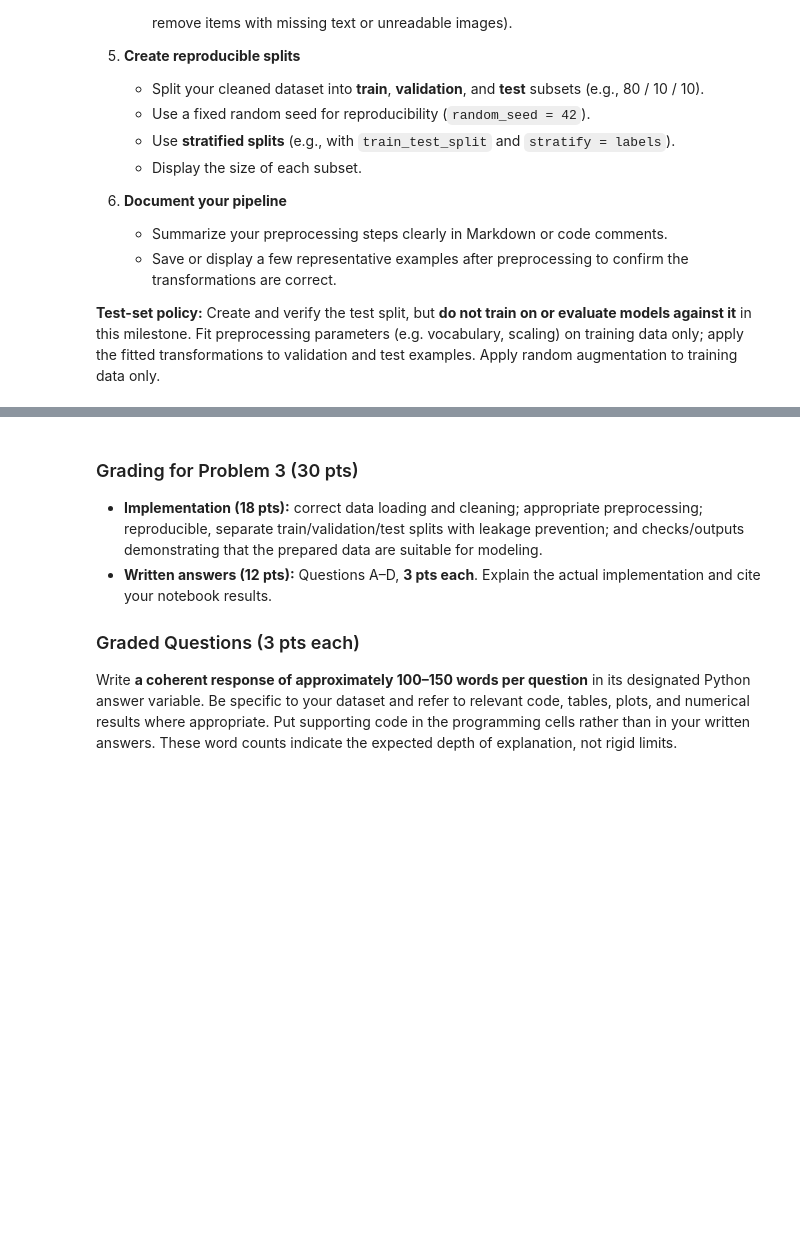
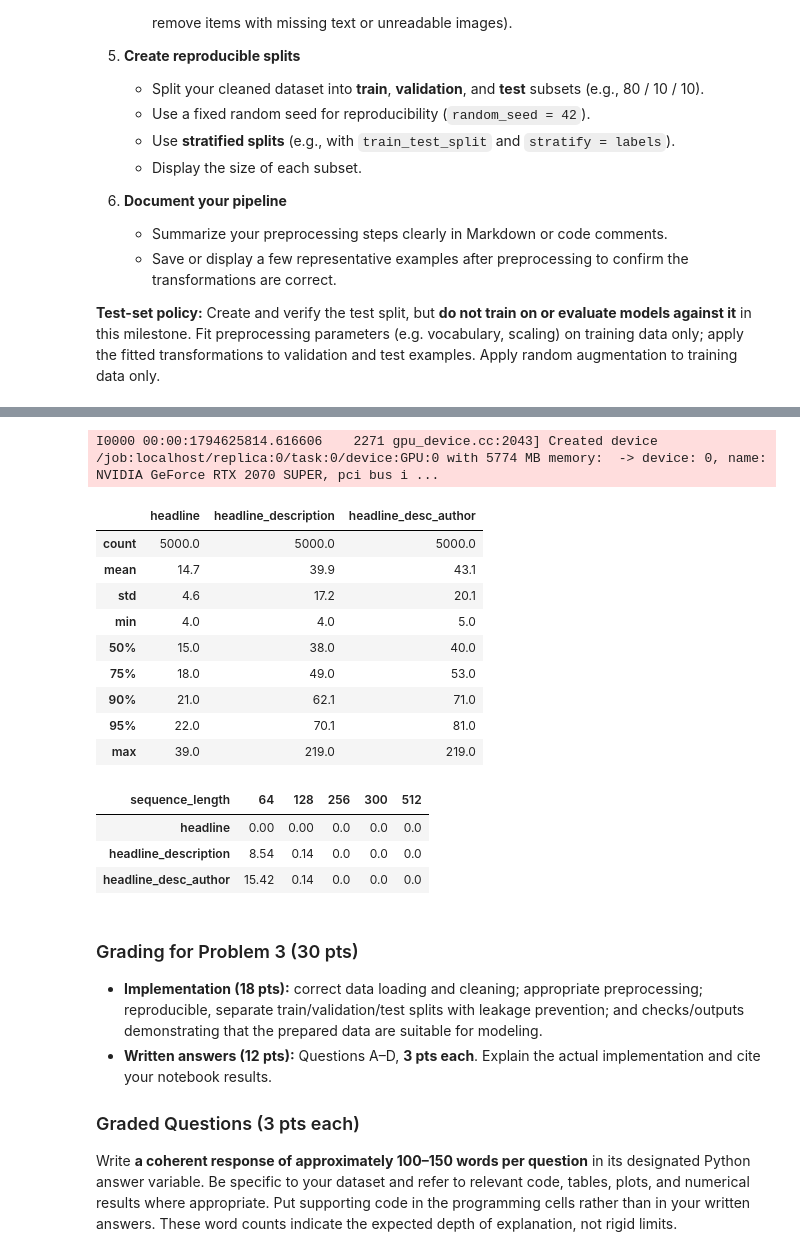
Before and after one commit to raffwh/dx703_hw, a Jupyter notebook: notebooks/Final_Project_Milestone_1.ipynb, the cells around one changed output, grey strips where cells are left out. Cells and saved outputs as stored; diff of their text form; code cells hidden in the pictures; blank space fills up the shorter version.

```diff
--- a/notebooks/Final_Project_Milestone_1.ipynb
+++ b/notebooks/Final_Project_Milestone_1.ipynb
@@ -814,3 +1324,69 @@ Implement the **data preparation and preprocessing steps** that you proposed in
+# %%
+##### •••••• ####
+##### REVIEWING THE BEST LENGTH
+
+df_sample = (
+    df_train
+    .sample(n=min(5_000, len(df_train)), random_state=42)
+    .reset_index(drop=True)
+)
+
+text_inputs = {
+    "headline": df_sample["headline"].fillna("").astype(str),
+    "headline_description": df_sample["combo_text_H_C_"],
+    "headline_desc_author": df_sample["combo_text_H_C_A_"]
+}
+
+test_tokenizer = keras_hub.models.DistilBertTokenizer.from_preset(
+    "distil_bert_base_en_uncased"
+)
+
+def get_token_lengths(text):
+    tokens = test_tokenizer(text.to_numpy())
+
+    if hasattr(tokens, "row_lengths"):
+        return tokens.row_lengths().numpy()
+
+    return [len(sequence) for sequence in tokens]
+
+
+
+df_lengths = pd.DataFrame({
+    name: get_token_lengths(text)
+    for name, text in text_inputs.items()
+}).add(2)
+
+## _Token-length distribution
+length_summary = (
+    df_lengths
+    .describe(percentiles=[0.50, 0.75, 0.90, 0.95])
+    .round(1)
+)
+
+## _Percentage of articles that would lose at least one token
+truncation_pct = pd.DataFrame({
+    limit: df_lengths.gt(limit).mean().mul(100)
+    for limit in [64, 128, 256, 300, 512]
+}).rename_axis(columns="sequence_length").round(2)
+
+display(length_summary)
+display(truncation_pct)
+# %% [output]
+I0000 00:00:1794625814.616606    2271 gpu_device.cc:2043] Created device /job:localhost/replica:0/task:0/device:GPU:0 with 5774 MB memory:  -> device: 0, name: NVIDIA GeForce RTX 2070 SUPER, pci bus i ...
+|  | headline | headline_description | headline_desc_author |
+| count | 5000.0 | 5000.0 | 5000.0 |
+| mean | 14.7 | 39.9 | 43.1 |
+| std | 4.6 | 17.2 | 20.1 |
+| min | 4.0 | 4.0 | 5.0 |
+| 50% | 15.0 | 38.0 | 40.0 |
+| 75% | 18.0 | 49.0 | 53.0 |
+| 90% | 21.0 | 62.1 | 71.0 |
+| 95% | 22.0 | 70.1 | 81.0 |
+| max | 39.0 | 219.0 | 219.0 |
+| sequence_length | 64 | 128 | 256 | 300 | 512 |
+| headline | 0.00 | 0.00 | 0.0 | 0.0 | 0.0 |
+| headline_description | 8.54 | 0.14 | 0.0 | 0.0 | 0.0 |
+| headline_desc_author | 15.42 | 0.14 | 0.0 | 0.0 | 0.0 |
 # %% [markdown]
 ### Grading for Problem 3 (30 pts)
 
```
Also changed, not shown: parts of 41 cells of this notebook, 2 other files.
